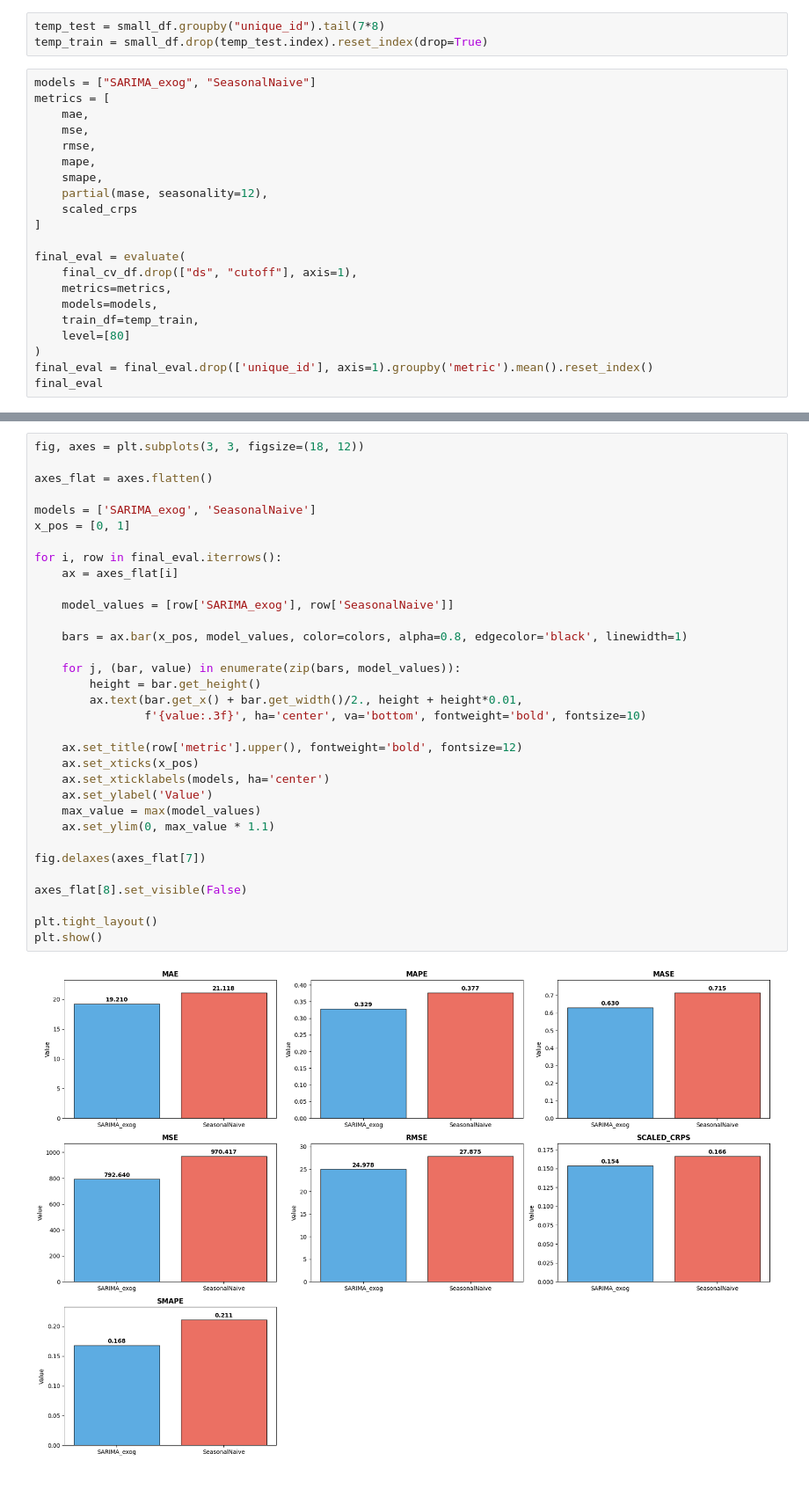
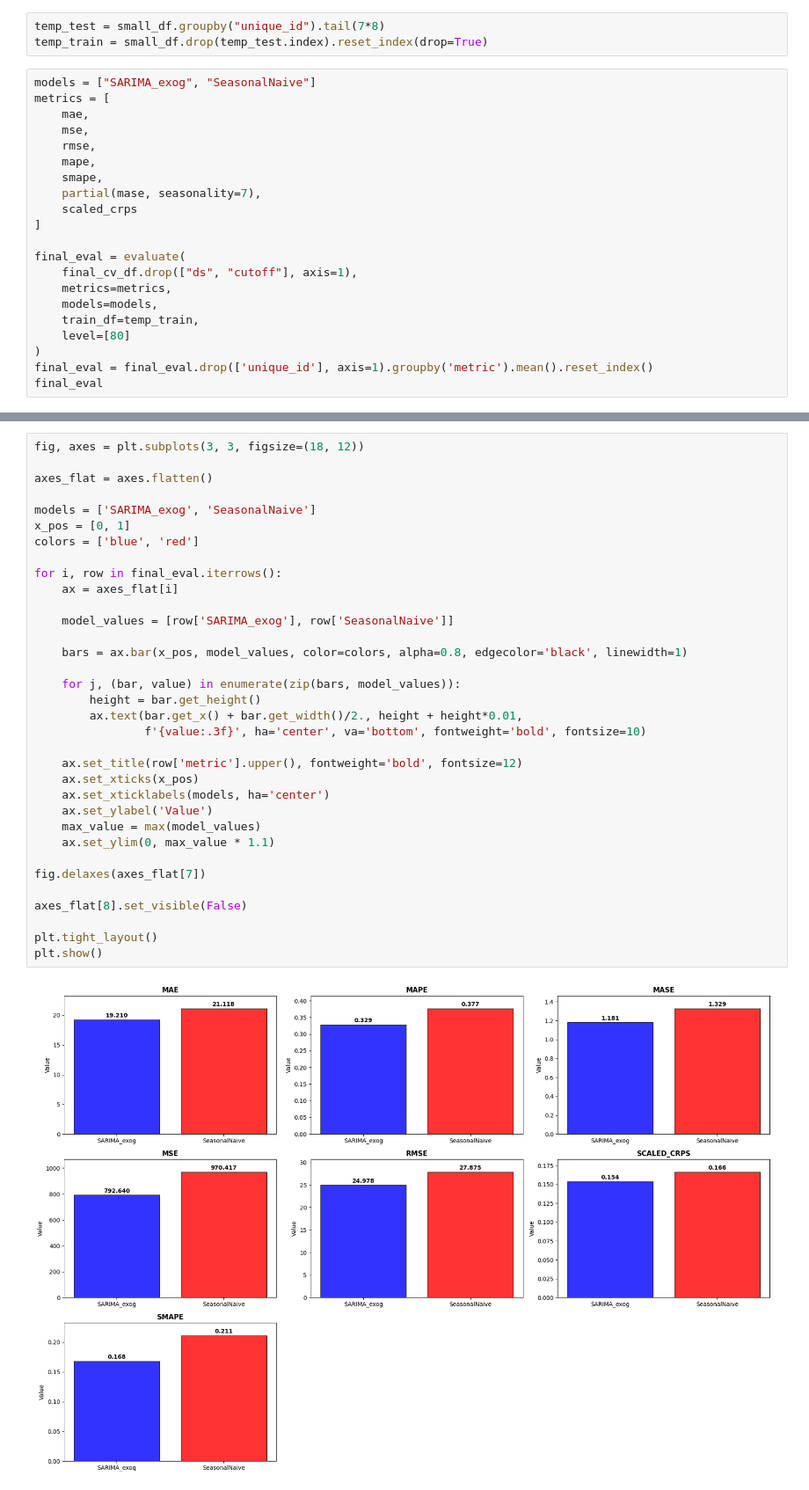
Before and after one commit to marcopeix/youtube_tutorials, a Jupyter notebook: YT_03_forecasting_stats.ipynb, the cells around one changed output, grey strips where cells are left out. Shown at 88% size. Cells and saved outputs as stored; diff of their text form.

```diff
--- a/YT_03_forecasting_stats.ipynb
+++ b/YT_03_forecasting_stats.ipynb
@@ -583,7 +583,7 @@ metrics = [
     rmse,
     mape,
     smape,
-    partial(mase, seasonality=12),
+    partial(mase, seasonality=7),
     scaled_crps
 ]
 
@@ -612,31 +612,32 @@ axes_flat = axes.flatten()
 
 models = ['SARIMA_exog', 'SeasonalNaive']
 x_pos = [0, 1]
+colors = ['blue', 'red']
 
 for i, row in final_eval.iterrows():
     ax = axes_flat[i]
 
     model_values = [row['SARIMA_exog'], row['SeasonalNaive']]
 
     bars = ax.bar(x_pos, model_values, color=colors, alpha=0.8, edgecolor='black', linewidth=1)
 
     for j, (bar, value) in enumerate(zip(bars, model_values)):
         height = bar.get_height()
         ax.text(bar.get_x() + bar.get_width()/2., height + height*0.01,
                 f'{value:.3f}', ha='center', va='bottom', fontweight='bold', fontsize=10)
 
     ax.set_title(row['metric'].upper(), fontweight='bold', fontsize=12)
     ax.set_xticks(x_pos)
     ax.set_xticklabels(models, ha='center')
     ax.set_ylabel('Value')
     max_value = max(model_values)
     ax.set_ylim(0, max_value * 1.1)
 
 fig.delaxes(axes_flat[7])
 
 axes_flat[8].set_visible(False)
 
 plt.tight_layout()
 plt.show()
 # %% [output]
-[figure, old version]
+[figure, new version]
```
Also changed, not shown: parts of 2 cells of this notebook.
